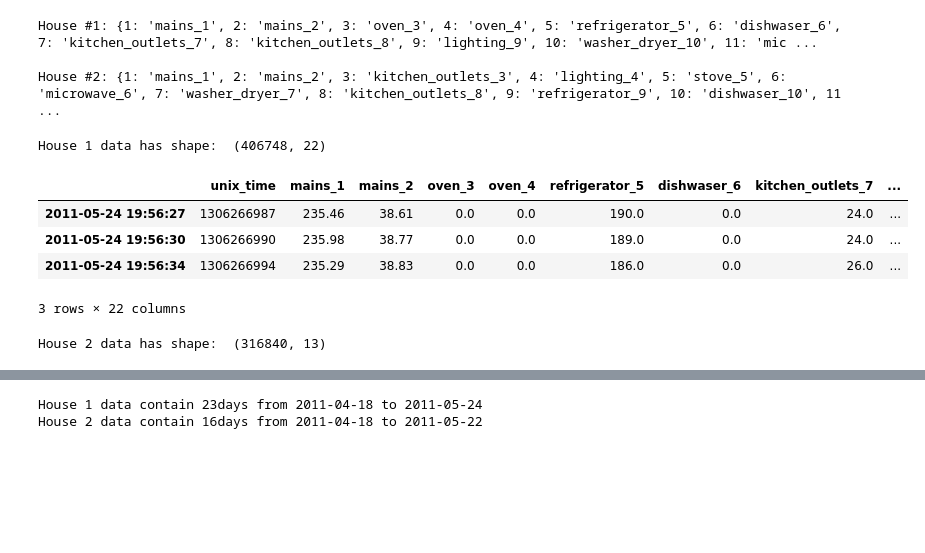
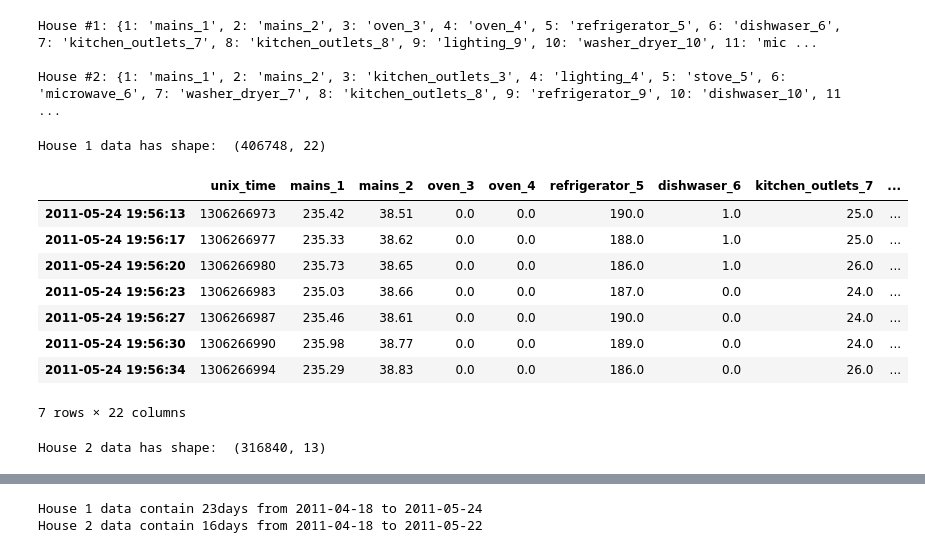
Before and after one commit to alirezasamar/DeepNILM, a Jupyter notebook: DeepNILM - Deep Energy Disaggregation.ipynb, the cells around one changed output, grey strips where cells are left out. Cells and saved outputs as stored; diff of their text form; code cells hidden in the pictures; blank space fills up the shorter version.

```diff
--- a/DeepNILM - Deep Energy Disaggregation.ipynb
+++ b/DeepNILM - Deep Energy Disaggregation.ipynb
@@ -64,13 +64,17 @@ for i in range(1,3):
 # %%
 for i in range(1,3):
     print('House {} data has shape: '.format(i), df[i].shape)
-    display(df[i].tail(3))
+    display(df[i].tail(7))
 # %% [output]
 House 1 data has shape:  (406748, 22)
 |  | unix_time | mains_1 | mains_2 | oven_3 | oven_4 | refrigerator_5 | dishwaser_6 | kitchen_outlets_7 | ... |
+| 2011-05-24 19:56:13 | 1306266973 | 235.42 | 38.51 | 0.0 | 0.0 | 190.0 | 1.0 | 25.0 | ... |
+| 2011-05-24 19:56:17 | 1306266977 | 235.33 | 38.62 | 0.0 | 0.0 | 188.0 | 1.0 | 25.0 | ... |
+| 2011-05-24 19:56:20 | 1306266980 | 235.73 | 38.65 | 0.0 | 0.0 | 186.0 | 1.0 | 26.0 | ... |
+| 2011-05-24 19:56:23 | 1306266983 | 235.03 | 38.66 | 0.0 | 0.0 | 187.0 | 0.0 | 24.0 | ... |
 | 2011-05-24 19:56:27 | 1306266987 | 235.46 | 38.61 | 0.0 | 0.0 | 190.0 | 0.0 | 24.0 | ... |
 | 2011-05-24 19:56:30 | 1306266990 | 235.98 | 38.77 | 0.0 | 0.0 | 189.0 | 0.0 | 24.0 | ... |
 | 2011-05-24 19:56:34 | 1306266994 | 235.29 | 38.83 | 0.0 | 0.0 | 186.0 | 0.0 | 26.0 | ... |
-3 rows × 22 columns
+7 rows × 22 columns
 House 2 data has shape:  (316840, 13)
 |  | unix_time | mains_1 | mains_2 | kitchen_outlets_3 | lighting_4 | stove_5 | microwave_6 | washer_dryer_7 | ... |
```
Also changed, not shown: parts of 13 cells of this notebook.
